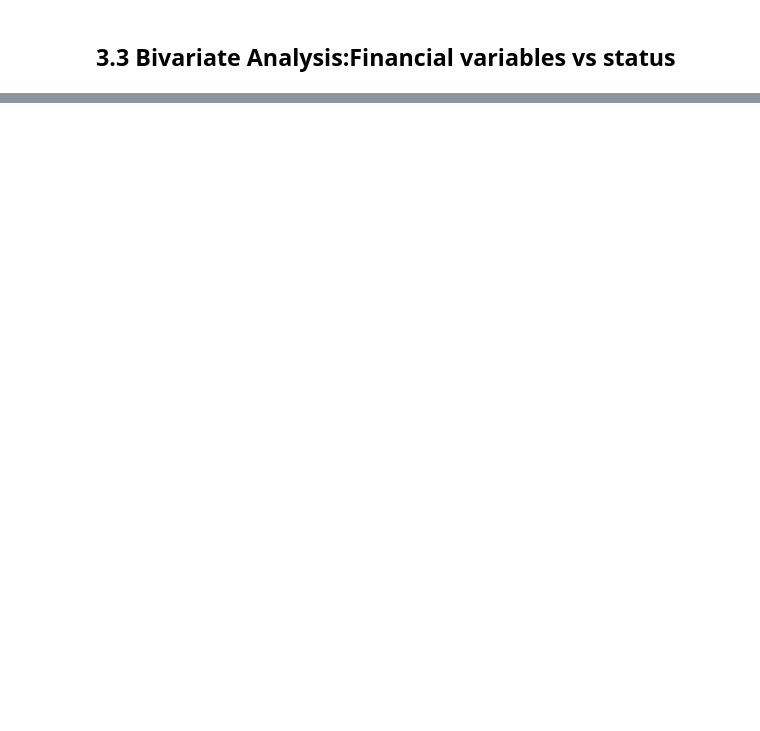
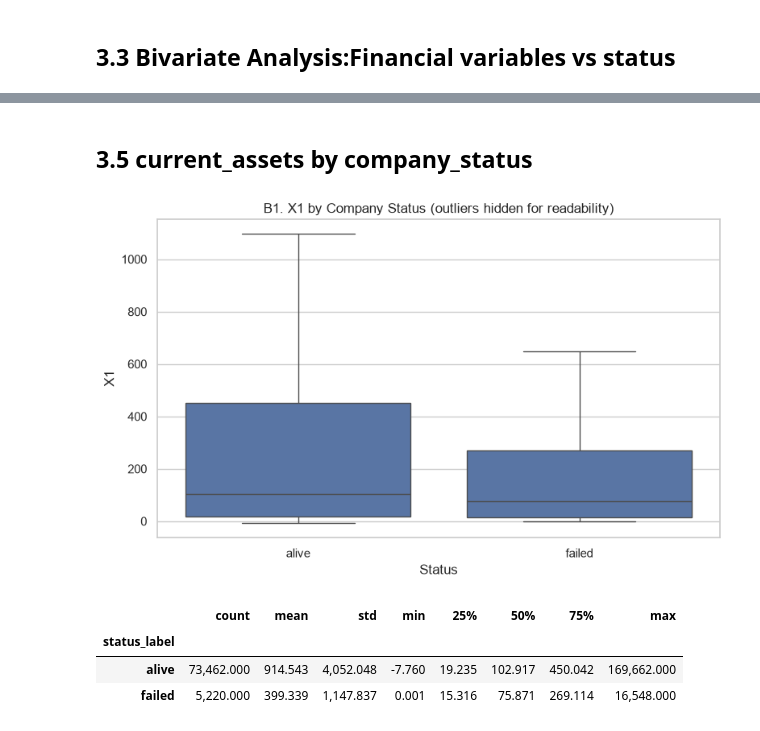
Before and after one commit to ROBALLKIRWA/american_bankruptcy_prediction1, a Jupyter notebook: American_bankruptcy_prediction.ipynb, the cells around one changed output, grey strips where cells are left out. Drawn from its saved outputs; the diff is of its cells as text; code cells hidden in the pictures; blank space fills up the shorter version.

```diff
--- a/American_bankruptcy_prediction.ipynb
+++ b/American_bankruptcy_prediction.ipynb
@@ -325,0 +377,18 @@ plt.show()
+# %% [markdown]
+## 3.5 current_assets by company_status
+# %%
+plt.figure(figsize=(8, 5))
+sns.boxplot(data=df, x="status_label", y="current_assets", showfliers=False)
+plt.title("B1. X1 by Company Status (outliers hidden for readability)")
+plt.xlabel("Status")
+plt.ylabel("X1")
+plt.tight_layout()
+plt.show()
+
+display(df.groupby("status_label")["current_assets"].describe())
+# %% [output]
+[figure, added]
+|  | count | mean | std | min | 25% | 50% | 75% | max |
+| status_label |  |  |  |  |  |  |  |  |
+| alive | 73,462.000 | 914.543 | 4,052.048 | -7.760 | 19.235 | 102.917 | 450.042 | 169,662.000 |
+| failed | 5,220.000 | 399.339 | 1,147.837 | 0.001 | 15.316 | 75.871 | 269.114 | 16,548.000 |
```
Also changed, not shown: parts of 10 cells of this notebook, 1 other file.
